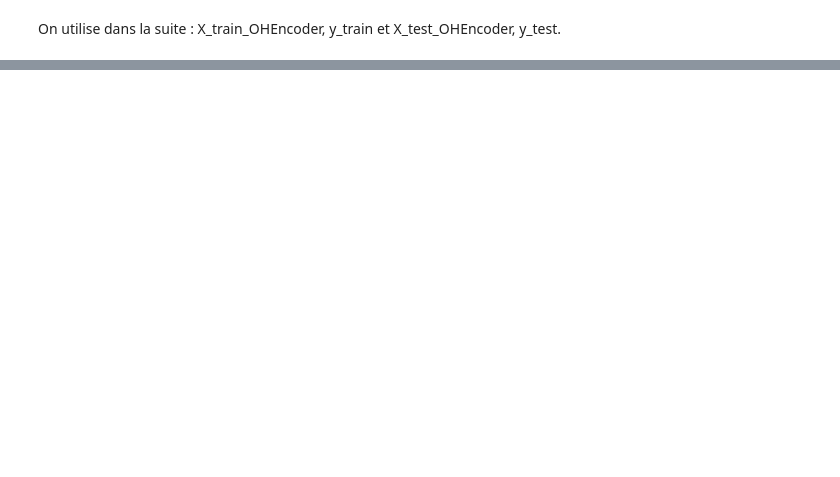
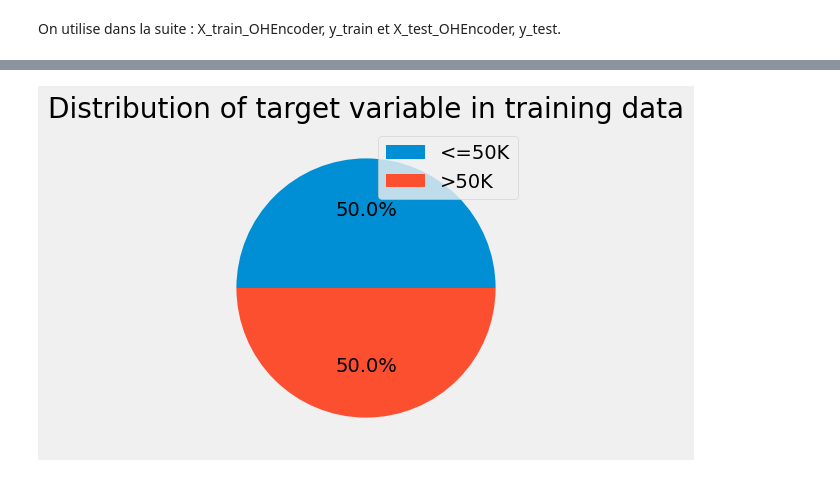
Before and after one commit to jrafei/income-prediction, a Jupyter notebook: notebooks/models_random_forests.ipynb, the cells around one changed output, grey strips where cells are left out. Drawn from its saved outputs; the diff is of its cells as text; code cells hidden in the pictures; blank space fills up the shorter version.

```diff
--- a/notebooks/models_random_forests.ipynb
+++ b/notebooks/models_random_forests.ipynb
@@ -311,0 +505,6 @@ plt.show()
+# %%
+# SMOTE on minority class
+smt = SMOTE(random_state=7)
+
+# Do the process
+X_train_OHEncoder_up, y_train_up = smt.fit_resample(X_train_OHEncoder, y_train)
@@ -311,0 +523,13 @@ plt.show()
+# %%
+# Check the distribution of target variable in training data
+
+# Concatene dans verif X_train_OHEncoder_up et y_train_up
+verif = pd.concat([X_train_OHEncoder_up, y_train_up], axis=1)
+
+plt.figure(figsize=(8, 4))
+plt.pie(verif['>50K'].value_counts(), autopct='%1.1f%%')
+plt.legend(['<=50K', '>50K'], loc='upper right')
+plt.title('Distribution of target variable in training data')
+plt.show()
+# %% [output]
+[figure, added]
```
Also changed, not shown: parts of 38 cells of this notebook, 3 other files.
